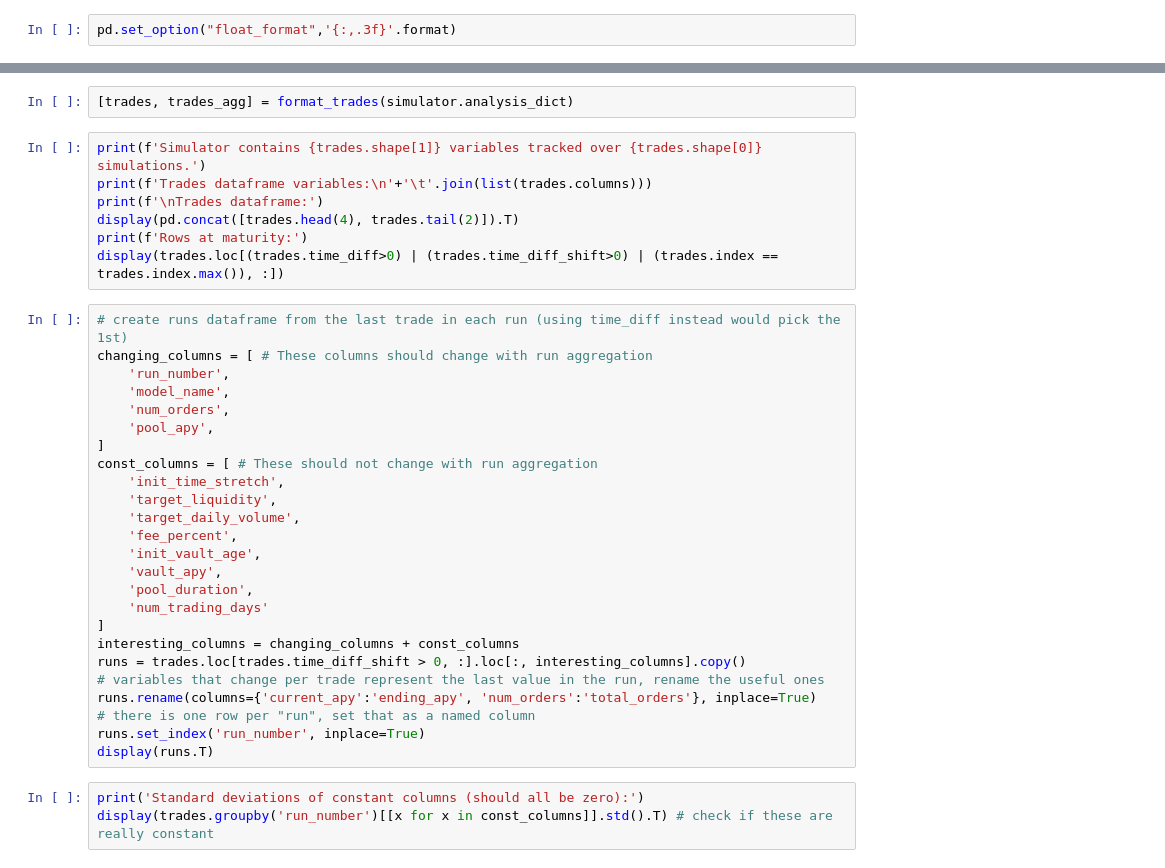
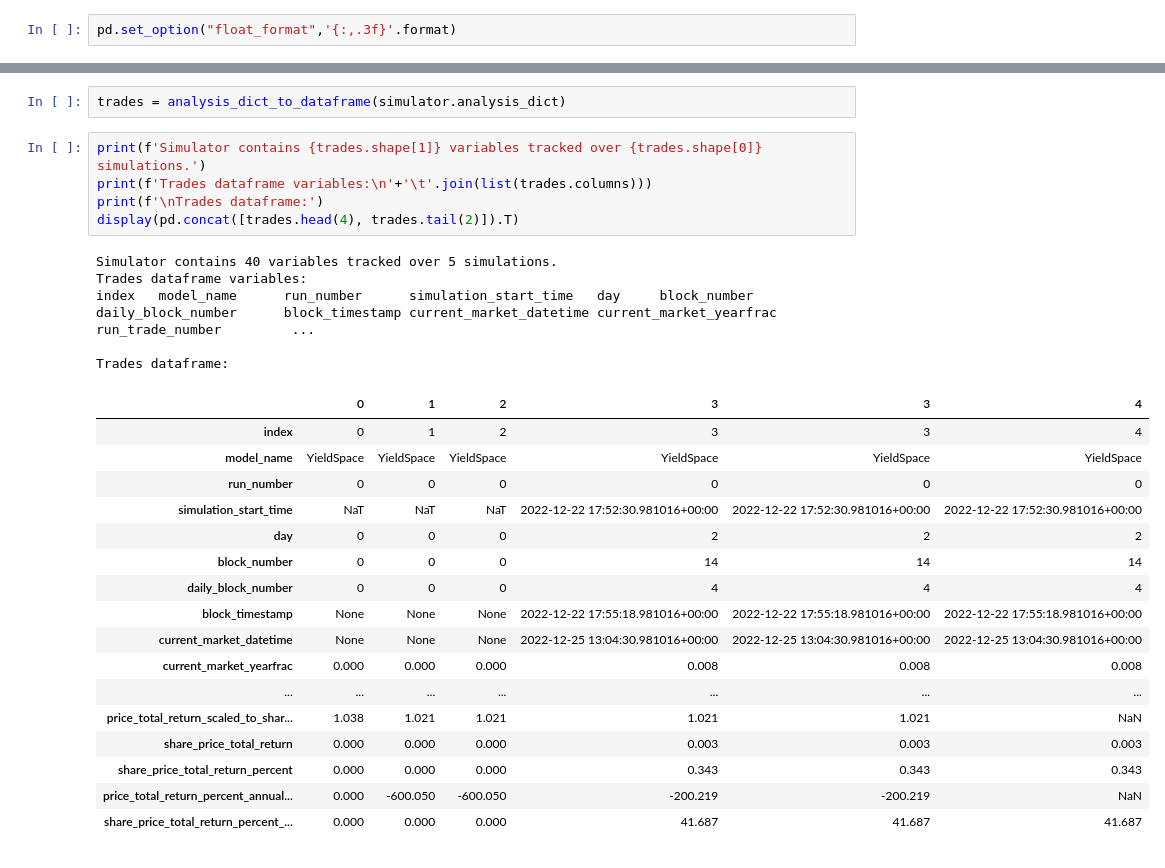
Before and after one commit to delvtech/agent0, a Jupyter notebook: examples/notebooks/sim_one_model.ipynb, the cells around one changed output, grey strips where cells are left out. Saved outputs shown, nothing was run; the diff lists cells and outputs as text.

```diff
--- a/examples/notebooks/sim_one_model.ipynb
+++ b/examples/notebooks/sim_one_model.ipynb
@@ -38,37 +85,30 @@ print(f'Total time for {num_runs} runs was {end_time-start_time:.3f} seconds; wh
-# %%
-[trades, trades_agg] = format_trades(simulator.analysis_dict)
+# %%
+trades = analysis_dict_to_dataframe(simulator.analysis_dict)
 # %%
 print(f'Simulator contains {trades.shape[1]} variables tracked over {trades.shape[0]} simulations.')
 print(f'Trades dataframe variables:\n'+'\t'.join(list(trades.columns)))
 print(f'\nTrades dataframe:')
 display(pd.concat([trades.head(4), trades.tail(2)]).T)
-print(f'Rows at maturity:')
-display(trades.loc[(trades.time_diff>0) | (trades.time_diff_shift>0) | (trades.index == trades.index.max()), :])
+# %% [output]
+Simulator contains 40 variables tracked over 5 simulations.
+Trades dataframe variables:
+index   model_name      run_number      simulation_start_time   day     block_number    daily_block_number      block_timestamp current_market_datetime current_market_yearfrac run_trade_number         ...
+
+Trades dataframe:
+|  | 0 | 1 | 2 | 3 | 3 | 4 |
+| index | 0 | 1 | 2 | 3 | 3 | 4 |
+| model_name | YieldSpace | YieldSpace | YieldSpace | YieldSpace | YieldSpace | YieldSpace |
+| run_number | 0 | 0 | 0 | 0 | 0 | 0 |
+| simulation_start_time | NaT | NaT | NaT | 2022-12-22 17:52:30.981016+00:00 | 2022-12-22 17:52:30.981016+00:00 | 2022-12-22 17:52:30.981016+00:00 |
+| day | 0 | 0 | 0 | 2 | 2 | 2 |
+| block_number | 0 | 0 | 0 | 14 | 14 | 14 |
+| daily_block_number | 0 | 0 | 0 | 4 | 4 | 4 |
+| block_timestamp | None | None | None | 2022-12-22 17:55:18.981016+00:00 | 2022-12-22 17:55:18.981016+00:00 | 2022-12-22 17:55:18.981016+00:00 |
+| current_market_datetime | None | None | None | 2022-12-25 13:04:30.981016+00:00 | 2022-12-25 13:04:30.981016+00:00 | 2022-12-25 13:04:30.981016+00:00 |
+| current_market_yearfrac | 0.000 | 0.000 | 0.000 | 0.008 | 0.008 | 0.008 |
+| ... | ... | ... | ... | ... | ... | ... |
+| price_total_return_scaled_to_shar... | 1.038 | 1.021 | 1.021 | 1.021 | 1.021 | NaN |
+| share_price_total_return | 0.000 | 0.000 | 0.000 | 0.003 | 0.003 | 0.003 |
+| share_price_total_return_percent | 0.000 | 0.000 | 0.000 | 0.343 | 0.343 | 0.343 |
+| price_total_return_percent_annual... | 0.000 | -600.050 | -600.050 | -200.219 | -200.219 | NaN |
+| share_price_total_return_percent_... | 0.000 | 0.000 | 0.000 | 41.687 | 41.687 | 41.687 |
-# %%
-# create runs dataframe from the last trade in each run (using time_diff instead would pick the 1st)
-changing_columns = [ # These columns should change with run aggregation
-    'run_number',
-    'model_name',
-    'num_orders',
-    'pool_apy',
-]
-const_columns = [ # These should not change with run aggregation
-    'init_time_stretch',
-    'target_liquidity',
-    'target_daily_volume',
-    'fee_percent',
-    'init_vault_age',
-    'vault_apy',
-    'pool_duration',
-    'num_trading_days'
-]
-interesting_columns = changing_columns + const_columns
-runs = trades.loc[trades.time_diff_shift > 0, :].loc[:, interesting_columns].copy()
-# variables that change per trade represent the last value in the run, rename the useful ones
-runs.rename(columns={'current_apy':'ending_apy', 'num_orders':'total_orders'}, inplace=True)
-# there is one row per "run", set that as a named column
-runs.set_index('run_number', inplace=True)
-display(runs.T)
-# %%
-print('Standard deviations of constant columns (should all be zero):')
-display(trades.groupby('run_number')[[x for x in const_columns]].std().T) # check if these are really constant
```
Also changed, not shown: parts of 9 cells of this notebook.
